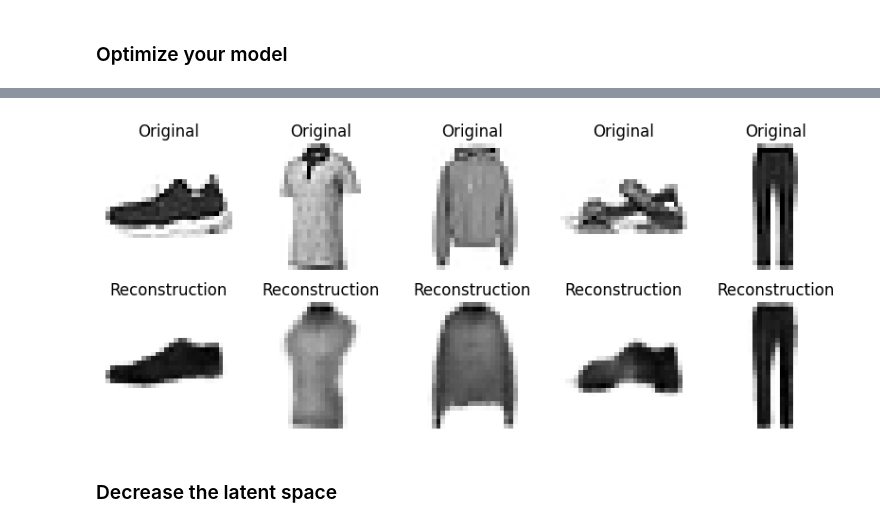
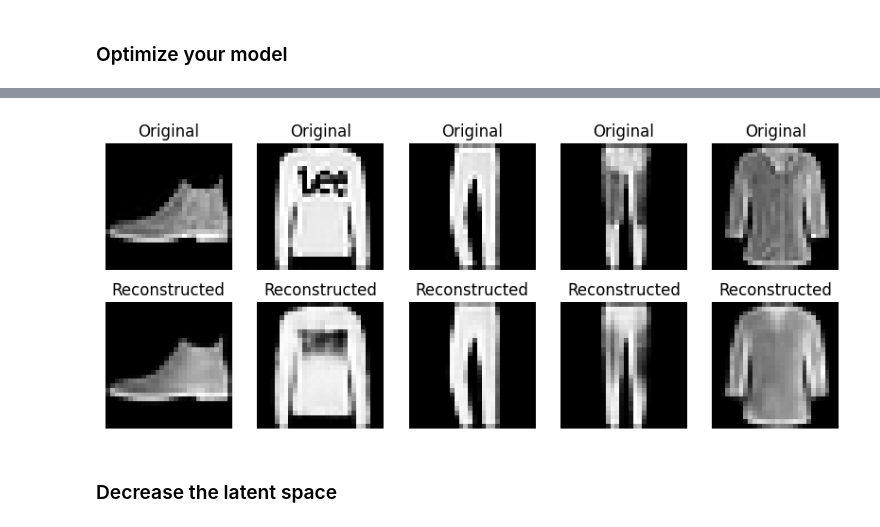
Before and after one commit to sprietjeuh/ai, a Jupyter notebook: encoding.ipynb, the cells around one changed output, grey strips where cells are left out. Drawn from its saved outputs; the diff is of its cells as text; code cells hidden in the pictures.

```diff
--- a/encoding.ipynb
+++ b/encoding.ipynb
@@ -124,7 +123,7 @@ batch_size = 16 # Default is 32
 
 # Recompile the model with the tuned learning rate
 autoencoder = create_autoencoder()
-autoencoder.compile(optimizer=Adam(learning_rate=learning_rate), loss=MeanAbsoluteError())
+autoencoder.compile(optimizer=Adam(learning_rate=learning_rate), loss=MeanSquaredError())
 
 # Retrain the model for another 10 epochs with the new batch size
 history_tuned = autoencoder.fit(x_train, x_train,
@@ -133,6 +132,7 @@ history_tuned = autoencoder.fit(x_train, x_train,
                                 validation_data=(x_val, x_val))
 
 # Plot the tuned model's training and validation loss
+
 plt.plot(history_tuned.history['loss'], label='Tuned Training Loss')
 plt.plot(history_tuned.history['val_loss'], label='Tuned Validation Loss')
 plt.legend()
@@ -174,23 +174,20 @@ Epoch 10/10
 # %%
 # Display some reconstructed images
 def display_reconstructions(model, data, n=5):
-    indices = random.sample(range(data.shape[0]), n)
-    originals = data[indices]
-    reconstructions = model.predict(originals)
-
+    reconstructions = model.predict(data[:n])
     plt.figure(figsize=(10, 4))
     for i in range(n):
-        # Original
+        # Display original
         ax = plt.subplot(2, n, i + 1)
-        plt.imshow(originals[i].squeeze(), cmap="binary")
+        plt.imshow(data[i].reshape(28, 28), cmap='gray')
         plt.title("Original")
-        plt.axis("off")
+        plt.axis('off')
 
-        # Reconstruction
+        # Display reconstruction
         ax = plt.subplot(2, n, i + 1 + n)
-        plt.imshow(reconstructions[i].squeeze(), cmap="binary")
-        plt.title("Reconstruction")
-        plt.axis("off")
+        plt.imshow(reconstructions[i].reshape(28, 28), cmap='gray')
+        plt.title("Reconstructed")
+        plt.axis('off')
     plt.show()
 
 # Test and display reconstructed samples
@@ -200,4 +197,4 @@ display_reconstructions(autoencoder, x_test)
-[figure, old version]
+[figure, new version]
 # %% [markdown]
 ### Decrease the latent space
 # %%
```
Also changed, not shown: parts of 8 cells of this notebook, 10 other files.
